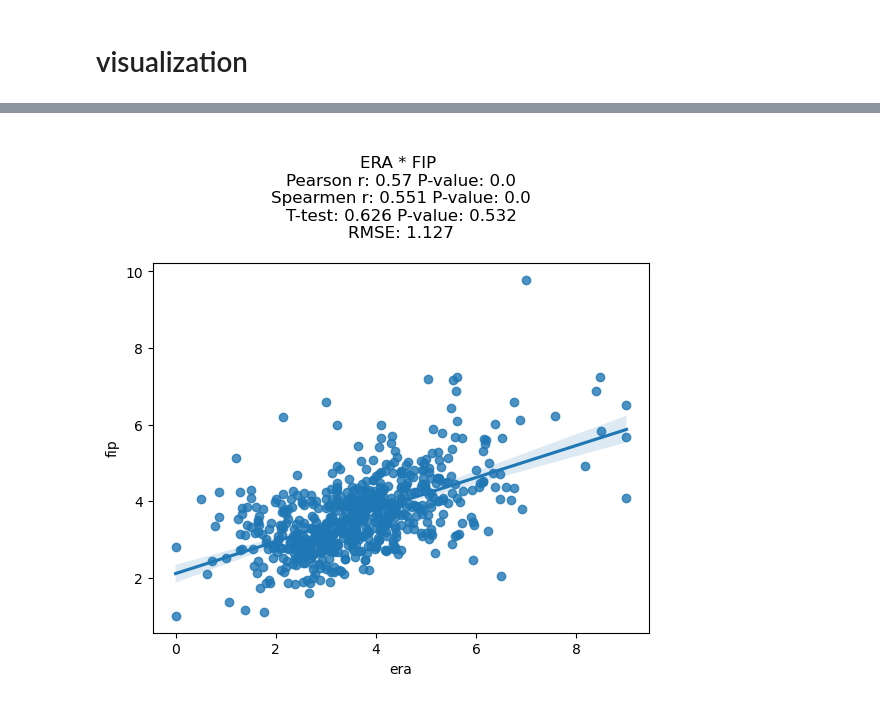
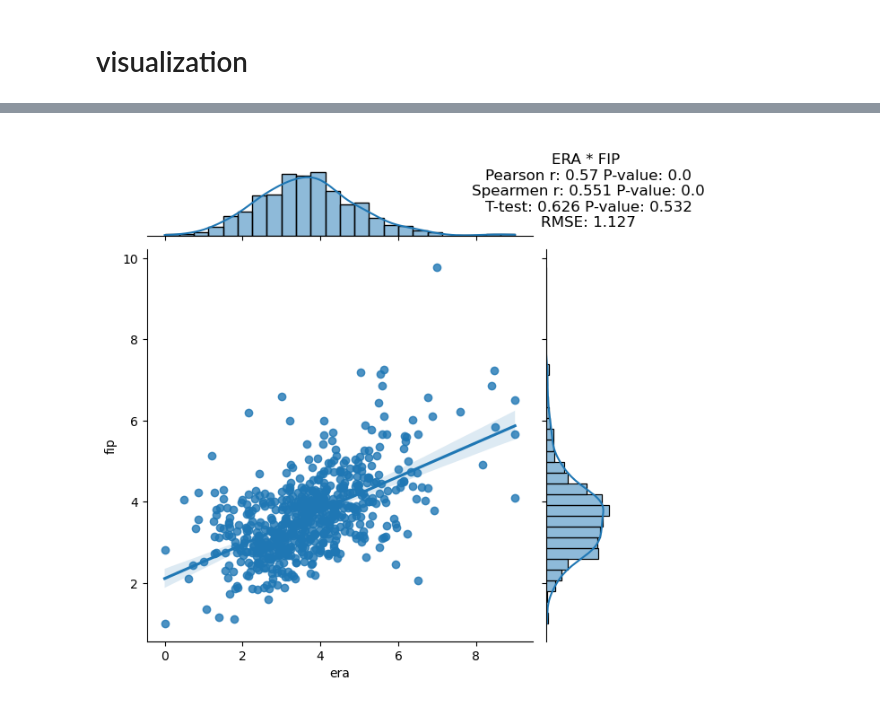
Before and after one commit to DerikVo/Baseball_analysis, a Jupyter notebook: code/BaseBall_general_analysis.ipynb, the cells around one changed output, grey strips where cells are left out. Saved outputs shown, nothing was run; the diff lists cells and outputs as text; code cells hidden in the pictures.

Commit message:
created a function for plotting statistics

```diff
--- a/code/BaseBall_general_analysis.ipynb
+++ b/code/BaseBall_general_analysis.ipynb
@@ -220,14 +189,32 @@ plt.show()
-# %%
-title= f"""
-ERA * FIP
-Pearson r: {round(r[0],3)} P-value: {round(r[-1],3)}
-Spearmen r: {round(sr[0],3)} P-value: {round(sr[-1],3)}
-T-test: {round(t[0],3)} P-value: {round(t[1],3)}
-RMSE: {round(rmse,3)}
-"""
-
-plt.title(title)
-sns.regplot(data=era, x='era',y ='fip')
-plt.show()
-# %% [output]
-[figure, removed]
+# %%
+#fucntion to perform statistical analysis
+def make_corr(era):
+
+    #product moment correlation
+    r = pearsonr(era['era'], era['fip'])
+    r2 = r[0]**2
+    r[0], r2, r[-1]
+    #rank order correlation
+    #non normal distribution 30% explained variance
+    sr= spearmanr(era['era'],era['fip'])
+    sr2= sr[0]**2
+    sr[0], sr2, sr[-1]
+    #t-test
+    t= ttest_ind(era['era'],era['fip'])
+    t[0], t[-1]
+    #rmse
+    rmse= mean_squared_error(era['era'],era['fip'])**.5
+    title= f"""
+    ERA * FIP
+    Pearson r: {round(r[0],3)} P-value: {round(r[-1],3)}
+    Spearmen r: {round(sr[0],3)} P-value: {round(sr[-1],3)}
+    T-test: {round(t[0],3)} P-value: {round(t[1],3)}
+    RMSE: {round(rmse,3)}
+    """
+    sns.jointplot(data=era, x='era',y ='fip', kind='reg')
+    plt.title(title)
+    plt.show()
+# %%
+make_corr(era)
+# %% [output]
+[figure, added]
```
Also changed, not shown: parts of 9 cells of this notebook.
